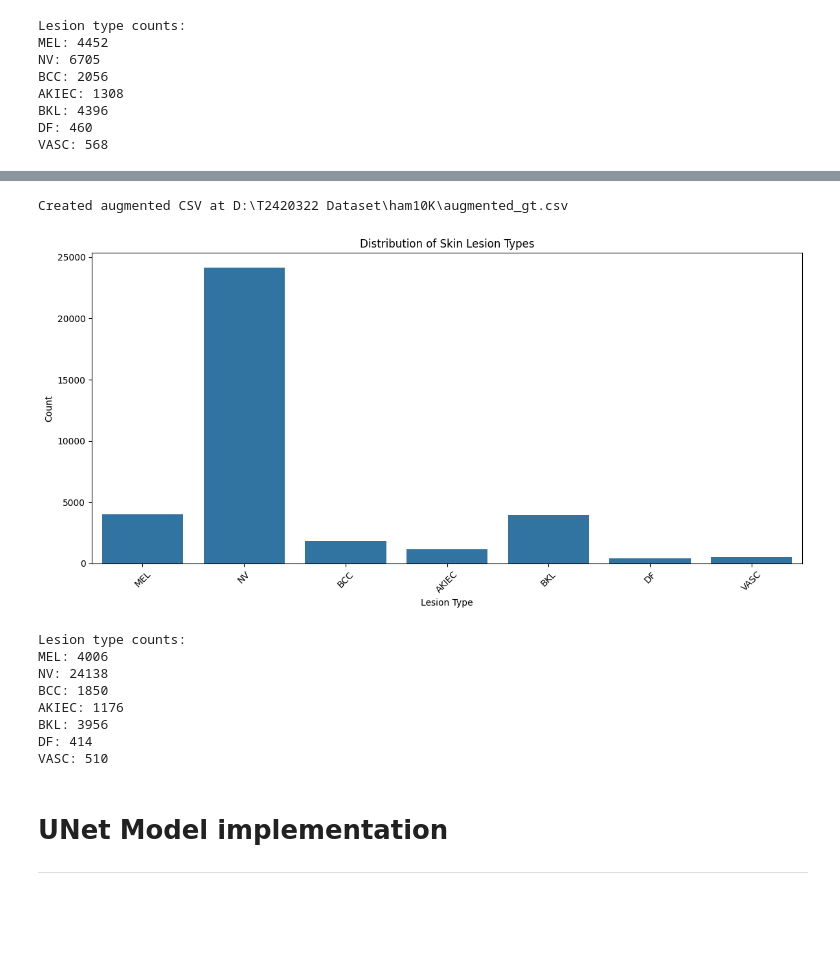
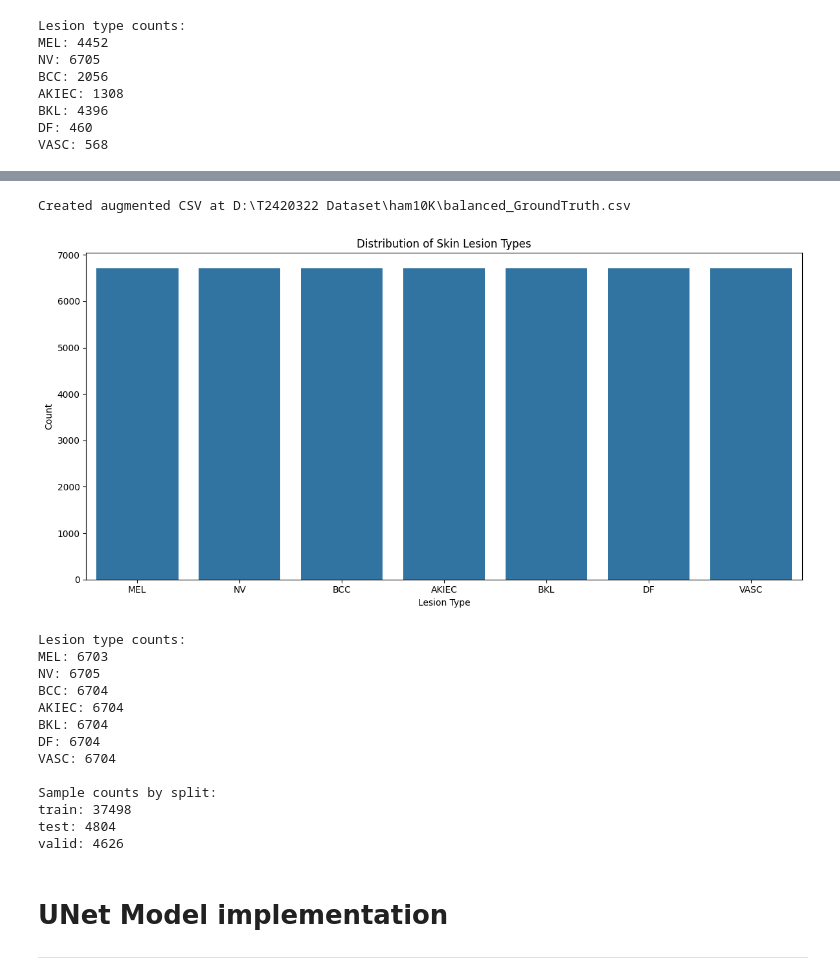
Before and after one commit to RejwanShafi/Thesis-Code, a Jupyter notebook: Skin_cancer/dataset processing.ipynb, the cells around one changed output, grey strips where cells are left out. Saved outputs shown, nothing was run; the diff lists cells and outputs as text; code cells hidden in the pictures; blank space fills up the shorter version.

Commit message:
Created a balanced augmentation

```diff
--- a/Skin_cancer/dataset processing.ipynb
+++ b/Skin_cancer/dataset processing.ipynb
@@ -1023,9 +1047,19 @@ def create_augmented_csv(original_csv_path, augmented_data_path, output_csv_path
                 continue
 
             for img_path in images_dir.glob('*.jpg'):
-                # Get base image name (without augmentation suffix)
+                # Get base image name
                 base_name = img_path.stem.split('_aug')[0]
-                mask_path = masks_dir / f"{img_path.stem}.png"
+
+                # Construct the mask path with '_Segmentation' and '_aug' parts if exists
+                if '_aug' in img_path.stem:
+                    # Mask name pattern when '_aug' is in the image name
+                    mask_name = f"{base_name}_Segmentation_aug{img_path.stem.split('_aug')[1]}.png"
+                else:
+                    # Mask name pattern without '_aug' suffix
+                    mask_name = f"{base_name}_Segmentation.png"
+
+                # Full mask path
+                mask_path = masks_dir / mask_name
 
                 # Find corresponding labels in original CSV
                 original_entry = original_df[original_df['image'] == base_name]
@@ -1054,45 +1088,58 @@ def create_augmented_csv(original_csv_path, augmented_data_path, output_csv_path
     return augmented_df
 
 # Usage
+
 original_csv_path = 'D:\\T2420322 Dataset\\ham10K\\GroundTruth.csv'
-augmented_data_path = 'D:\\T2420322 Dataset\\ham10K\\aug_split_data'
-output_csv_path = 'D:\\T2420322 Dataset\\ham10K\\augmented_gt.csv'
+augmented_data_path = 'D:\\T2420322 Dataset\\ham10K\\balanced_aug_Data03'
+output_csv_path = 'D:\\T2420322 Dataset\\ham10K\\balanced_GroundTruth.csv'
 
 augmented_df = create_augmented_csv(original_csv_path, augmented_data_path, output_csv_path)
 # %% [output]
-Created augmented CSV at D:\T2420322 Dataset\ham10K\augmented_gt.csv
+Created augmented CSV at D:\T2420322 Dataset\ham10K\balanced_GroundTruth.csv
 # %%
 
+from matplotlib import pyplot as plt
+import seaborn as sns
+
 # Read the CSV file
-df = pd.read_csv('D:\\T2420322 Dataset\\ham10K\\augmented_gt.csv')
+df = pd.read_csv('D:\\T2420322 Dataset\\ham10K\\balanced_GroundTruth.csv')
 
 # 1. Count and visualize lesion types
 lesion_counts = df.iloc[:, 3:].sum()
 
 # Create bar plot for lesion counts
 plt.figure(figsize=(12, 6))
 sns.barplot(x=lesion_counts.index, y=lesion_counts.values)
 plt.title('Distribution of Skin Lesion Types')
 plt.xlabel('Lesion Type')
 plt.ylabel('Count')
-plt.xticks(rotation=45)
+plt.xticks()
 plt.tight_layout()
 plt.show()
 
 # Print the counts
 print("\nLesion type counts:")
 for lesion_type, count in lesion_counts.items():
     print(f"{lesion_type}: {int(count)}")
+split_counts = df['split'].value_counts()
+print("\nSample counts by split:")
+for split, count in split_counts.items():
+    print(f"{split}: {count}")
 # %% [output]
-[figure, old version]
+[figure, new version]
 Lesion type counts:
-MEL: 4006
-NV: 24138
-BCC: 1850
-AKIEC: 1176
-BKL: 3956
-DF: 414
-VASC: 510
+MEL: 6703
+NV: 6705
+BCC: 6704
+AKIEC: 6704
+BKL: 6704
+DF: 6704
+VASC: 6704
+
+Sample counts by split:
+train: 37498
+test: 4804
+valid: 4626
 # %% [markdown]
 # UNet Model implementation
 ---
```
Also changed, not shown: parts of 5 cells of this notebook.
